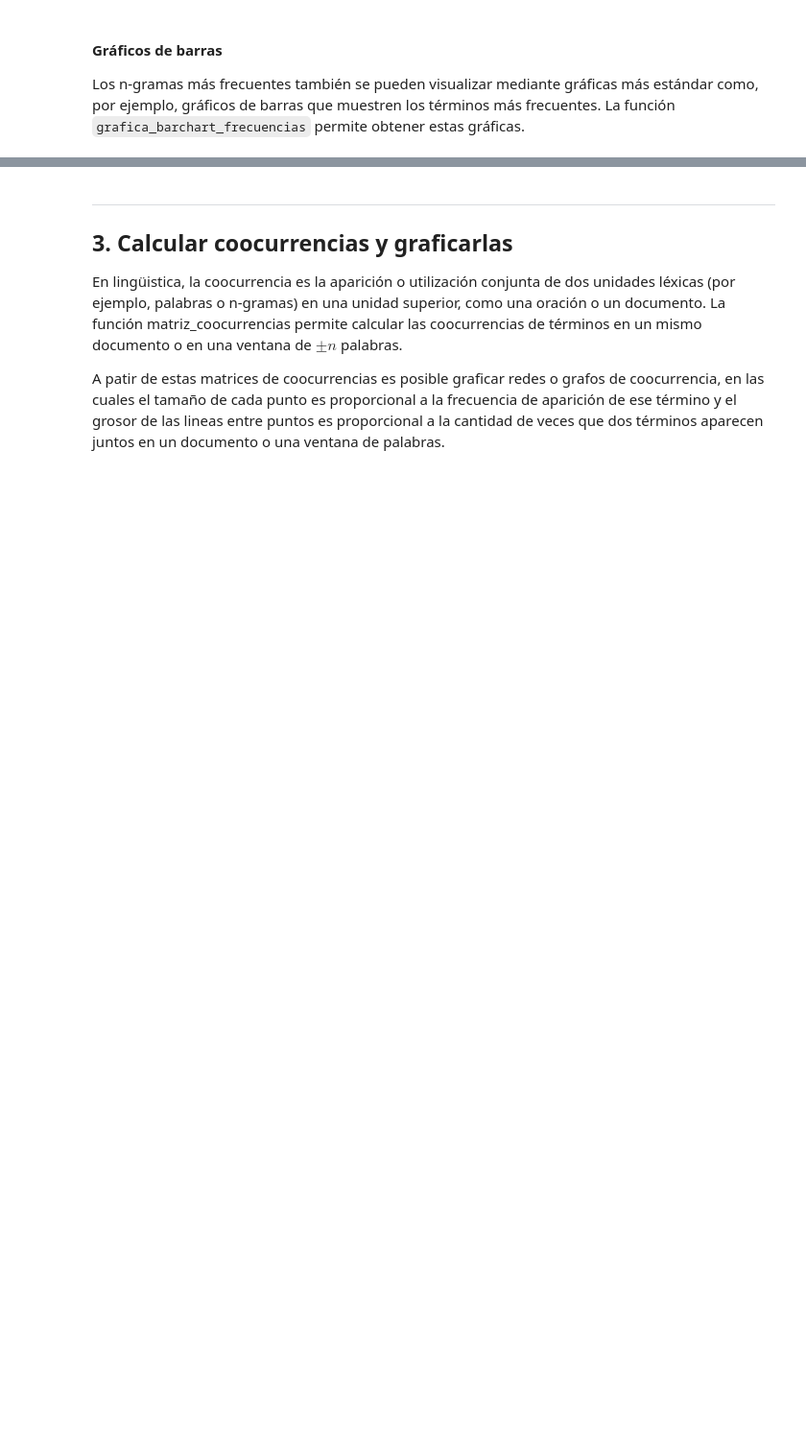
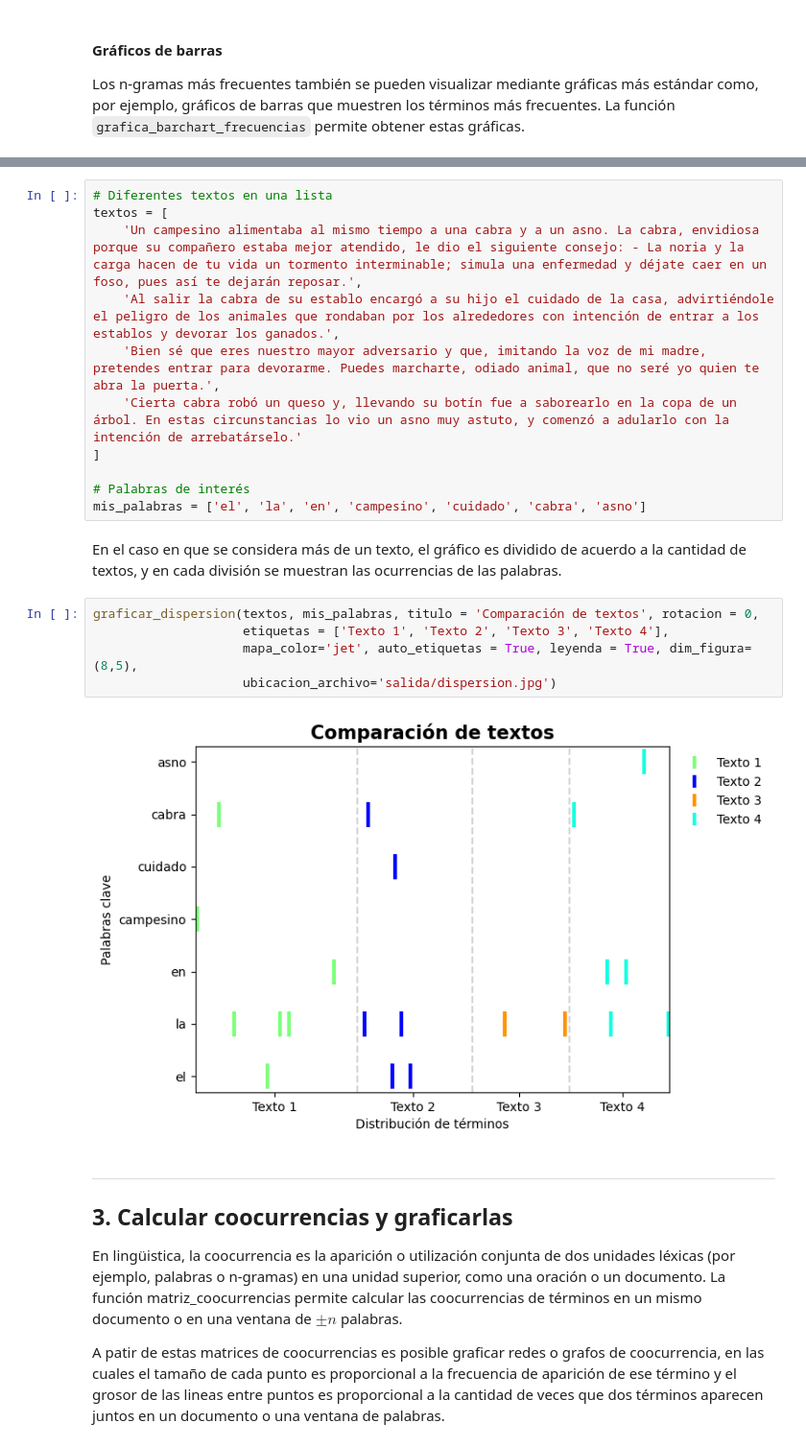
Before and after one commit to ucd-dnp/ConTexto, a Jupyter notebook: ejemplos/03_Exploración y visualización.ipynb, the cells around one changed output, grey strips where cells are left out. Shown at 96% size. Drawn from its saved outputs; the diff is of its cells as text; blank space fills up the shorter version.

```diff
--- a/ejemplos/03_Exploración y visualización.ipynb
+++ b/ejemplos/03_Exploración y visualización.ipynb
@@ -85,3 +106,23 @@ grafica_barchart_frecuencias(texto, ubicacion_archivo='salida/barras_bigramas.jp
+# %%
+# Diferentes textos en una lista
+textos = [
+    'Un campesino alimentaba al mismo tiempo a una cabra y a un asno. La cabra, envidiosa porque su compañero estaba mejor atendido, le dio el siguiente consejo: - La noria y la carga hacen de tu vida un tormento interminable; simula una enfermedad y déjate caer en un foso, pues así te dejarán reposar.',
+    'Al salir la cabra de su establo encargó a su hijo el cuidado de la casa, advirtiéndole el peligro de los animales que rondaban por los alrededores con intención de entrar a los establos y devorar los ganados.',
+    'Bien sé que eres nuestro mayor adversario y que, imitando la voz de mi madre, pretendes entrar para devorarme. Puedes marcharte, odiado animal, que no seré yo quien te abra la puerta.',
+    'Cierta cabra robó un queso y, llevando su botín fue a saborearlo en la copa de un árbol. En estas circunstancias lo vio un asno muy astuto, y comenzó a adularlo con la intención de arrebatárselo.'
+]
+
+# Palabras de interés
+mis_palabras = ['el', 'la', 'en', 'campesino', 'cuidado', 'cabra', 'asno']
+# %% [markdown]
+En el caso en que se considera más de un texto, el gráfico es dividido de acuerdo a la cantidad de textos, y en cada división se muestran las ocurrencias de las palabras.
+# %%
+graficar_dispersion(textos, mis_palabras, titulo = 'Comparación de textos', rotacion = 0,
+                    etiquetas = ['Texto 1', 'Texto 2', 'Texto 3', 'Texto 4'],
+                    mapa_color='jet', auto_etiquetas = True, leyenda = True, dim_figura=(8,5),
+                    ubicacion_archivo='salida/dispersion.jpg')
+# %% [output]
+[figure, added]
 # %% [markdown]
 ---
 
```
Also changed, not shown: parts of 11 cells of this notebook.
